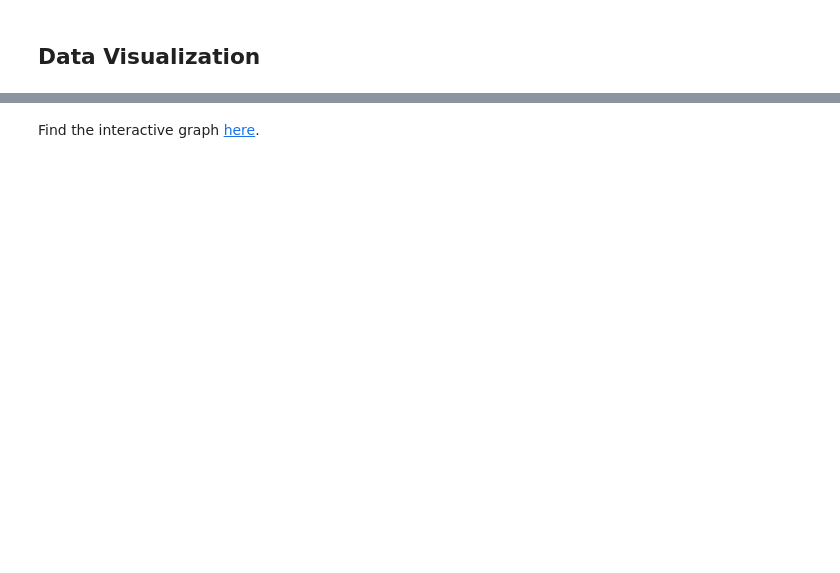
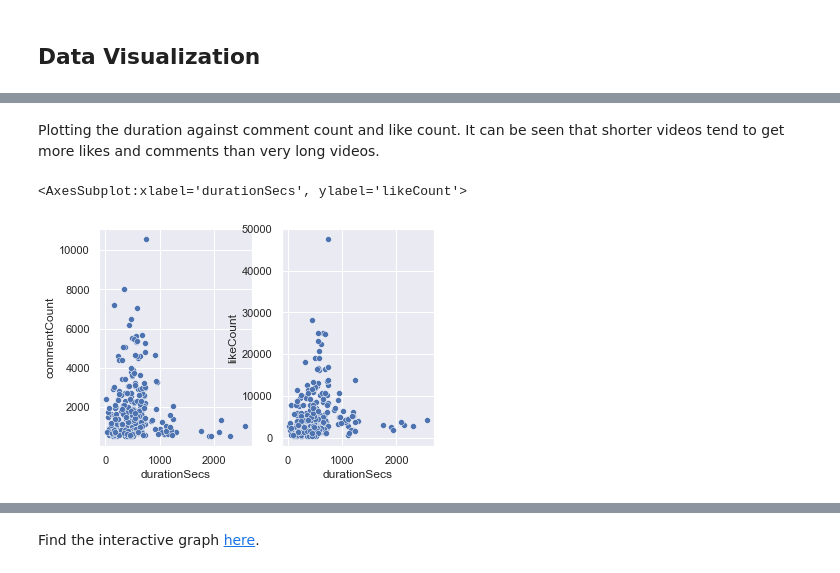
Before and after one commit to cjunwon/Youtube-Data-Analysis, a Jupyter notebook: main.ipynb, the cells around one changed output, grey strips where cells are left out. Cells and saved outputs as stored; diff of their text form; code cells hidden in the pictures; blank space fills up the shorter version.

```diff
--- a/main.ipynb
+++ b/main.ipynb
@@ -119,0 +151,9 @@ video_comp_sentiments
+# %% [markdown]
+Plotting the duration against comment count and like count. It can be seen that shorter videos tend to get more likes and comments than very long videos.
+# %%
+fig, ax =plt.subplots(1,2)
+sns.scatterplot(data = selected_df, x = "durationSecs", y = "commentCount", ax=ax[0])
+sns.scatterplot(data = selected_df, x = "durationSecs", y = "likeCount", ax=ax[1])
+# %% [output]
+<AxesSubplot:xlabel='durationSecs', ylabel='likeCount'>
+[figure, added]
```
Also changed, not shown: parts of 16 cells of this notebook.
